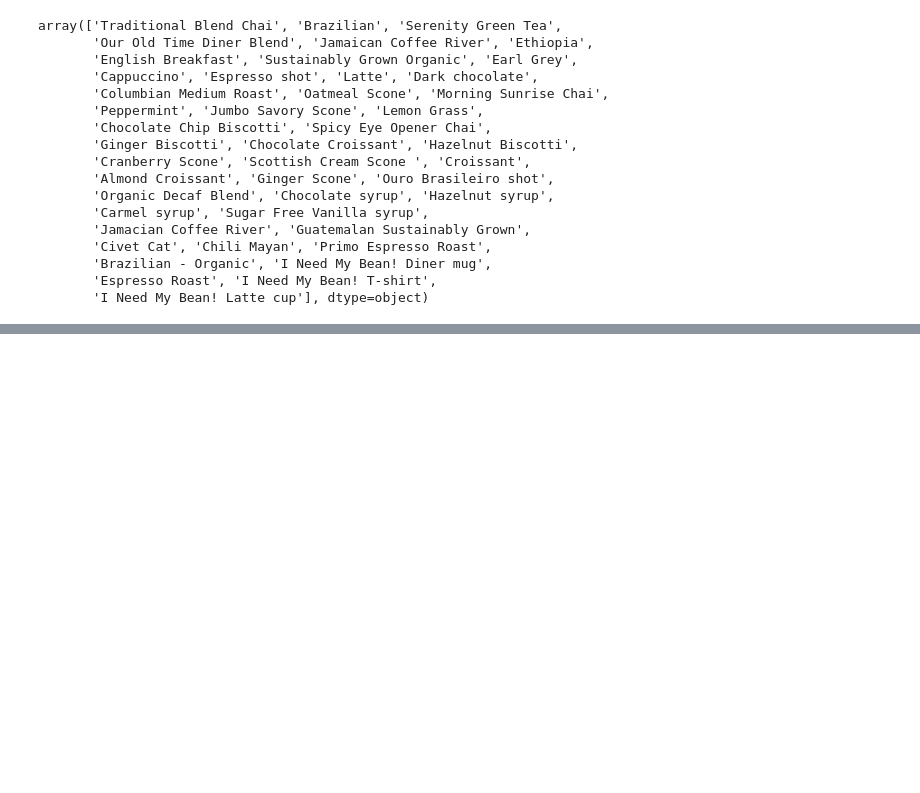
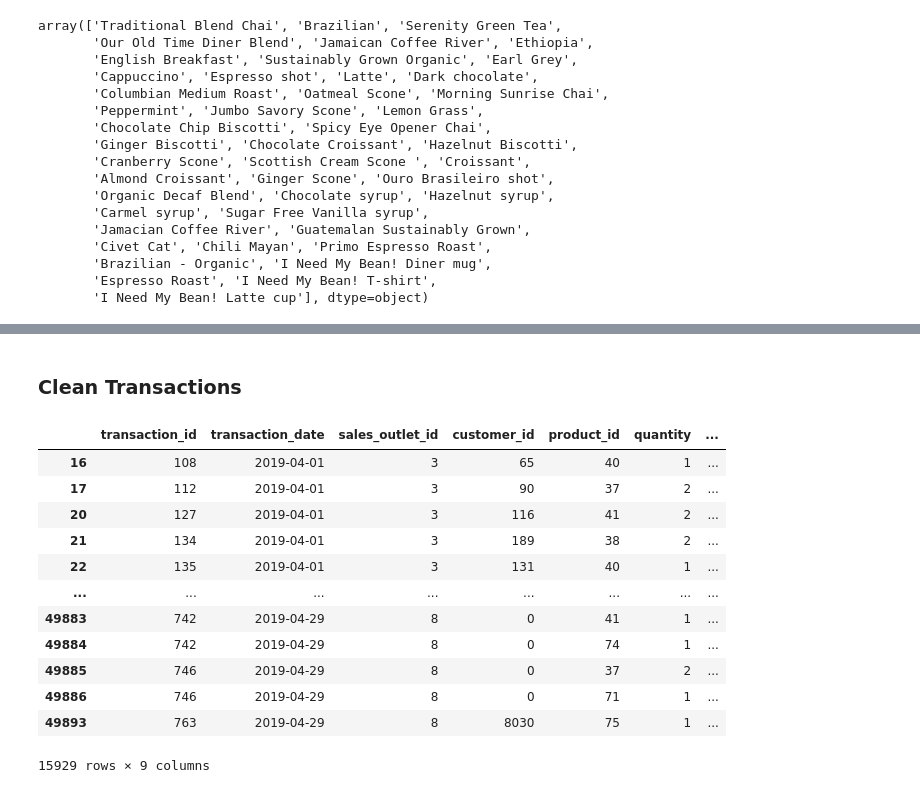
Before and after one commit to NikkiAung/AI_Integrated_Coffee_Shop_App, a Jupyter notebook: python_code/recommendation_engine_training.ipynb, the cells around one changed output, grey strips where cells are left out. Drawn from its saved outputs; the diff is of its cells as text; code cells hidden in the pictures; blank space fills up the shorter version.

```diff
--- a/python_code/recommendation_engine_training.ipynb
+++ b/python_code/recommendation_engine_training.ipynb
@@ -114,0 +167,20 @@ array(['Traditional Blend Chai', 'Brazilian', 'Serenity Green Tea',
+# %% [markdown]
+### Clean Transactions
+# %%
+dataset['transaction'] = dataset['transaction_id'].astype(str) +"_"+  dataset['customer_id'].astype(str)
+# %%
+dataset
+# %% [output]
+|  | transaction_id | transaction_date | sales_outlet_id | customer_id | product_id | quantity | ... |
+| 16 | 108 | 2019-04-01 | 3 | 65 | 40 | 1 | ... |
+| 17 | 112 | 2019-04-01 | 3 | 90 | 37 | 2 | ... |
+| 20 | 127 | 2019-04-01 | 3 | 116 | 41 | 2 | ... |
+| 21 | 134 | 2019-04-01 | 3 | 189 | 38 | 2 | ... |
+| 22 | 135 | 2019-04-01 | 3 | 131 | 40 | 1 | ... |
+| ... | ... | ... | ... | ... | ... | ... | ... |
+| 49883 | 742 | 2019-04-29 | 8 | 0 | 41 | 1 | ... |
+| 49884 | 742 | 2019-04-29 | 8 | 0 | 74 | 1 | ... |
+| 49885 | 746 | 2019-04-29 | 8 | 0 | 37 | 2 | ... |
+| 49886 | 746 | 2019-04-29 | 8 | 0 | 71 | 1 | ... |
+| 49893 | 763 | 2019-04-29 | 8 | 8030 | 75 | 1 | ... |
+15929 rows × 9 columns
```
Also changed, not shown: parts of 11 cells of this notebook.
